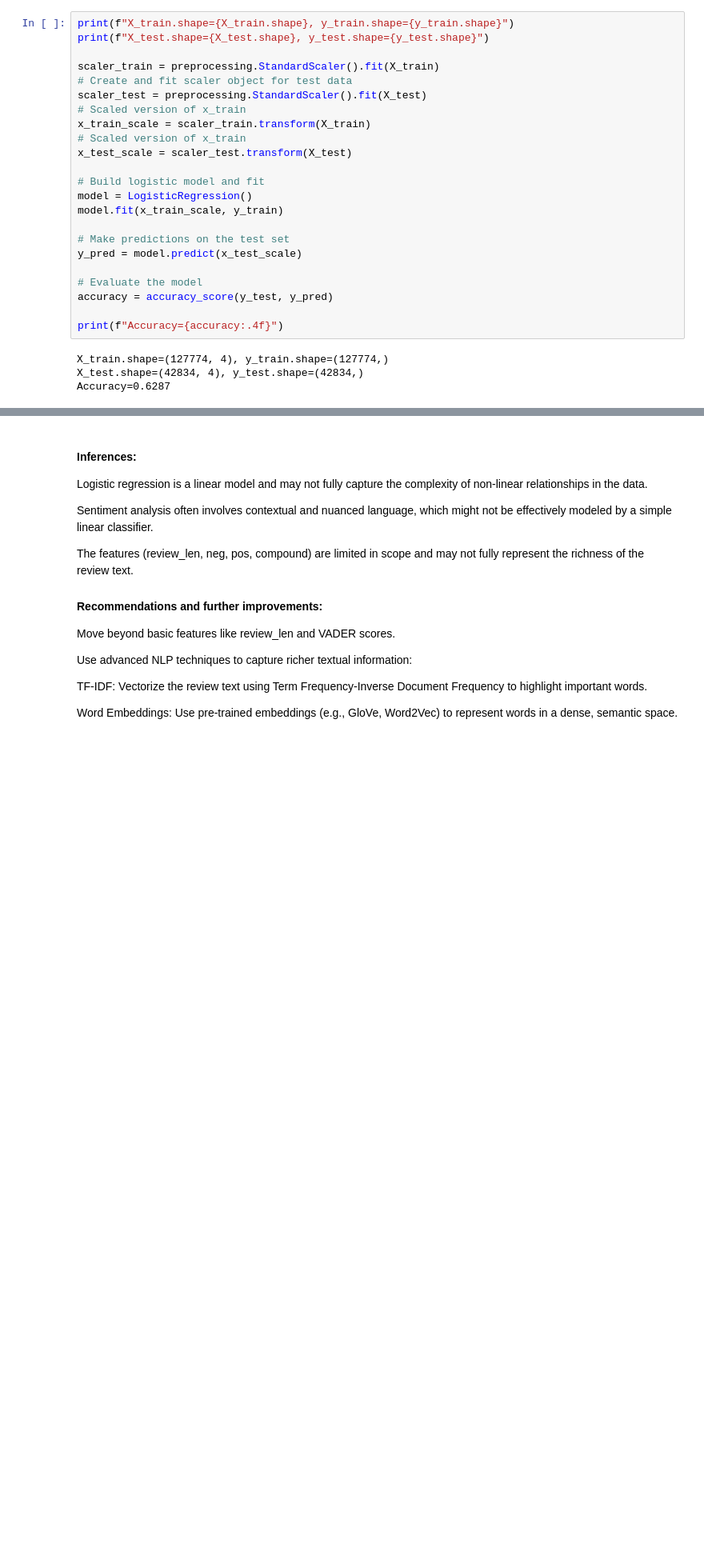
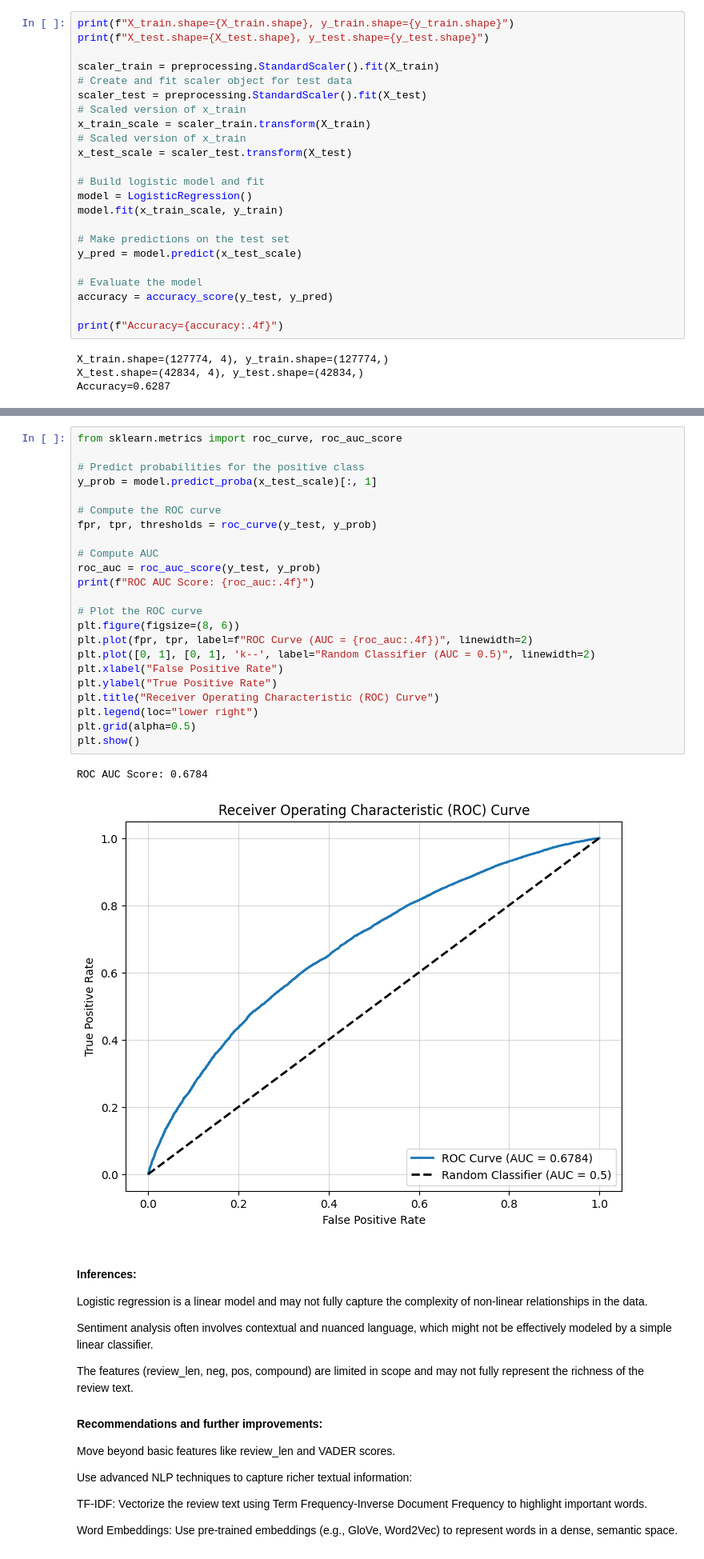
Before and after one commit to Iman-hamdan/aai-501-group7-sentiment-analysis-drug-reviews, a Jupyter notebook: Logistic-Regression-final.ipynb, the cells around one changed output, grey strips where cells are left out. Shown at 80% size. Cells and saved outputs as stored; diff of their text form; blank space fills up the shorter version.

```diff
--- a/Logistic-Regression-final.ipynb
+++ b/Logistic-Regression-final.ipynb
@@ -206,3 +233,29 @@ Accuracy=0.6287
+# %%
+from sklearn.metrics import roc_curve, roc_auc_score
+
+# Predict probabilities for the positive class
+y_prob = model.predict_proba(x_test_scale)[:, 1]
+
+# Compute the ROC curve
+fpr, tpr, thresholds = roc_curve(y_test, y_prob)
+
+# Compute AUC
+roc_auc = roc_auc_score(y_test, y_prob)
+print(f"ROC AUC Score: {roc_auc:.4f}")
+
+# Plot the ROC curve
+plt.figure(figsize=(8, 6))
+plt.plot(fpr, tpr, label=f"ROC Curve (AUC = {roc_auc:.4f})", linewidth=2)
+plt.plot([0, 1], [0, 1], 'k--', label="Random Classifier (AUC = 0.5)", linewidth=2)
+plt.xlabel("False Positive Rate")
+plt.ylabel("True Positive Rate")
+plt.title("Receiver Operating Characteristic (ROC) Curve")
+plt.legend(loc="lower right")
+plt.grid(alpha=0.5)
+plt.show()
+# %% [output]
+ROC AUC Score: 0.6784
+[figure, added]
 # %% [markdown]
 #### Inferences:
 
```
Also changed, not shown: parts of 4 cells of this notebook, 7 other files.
